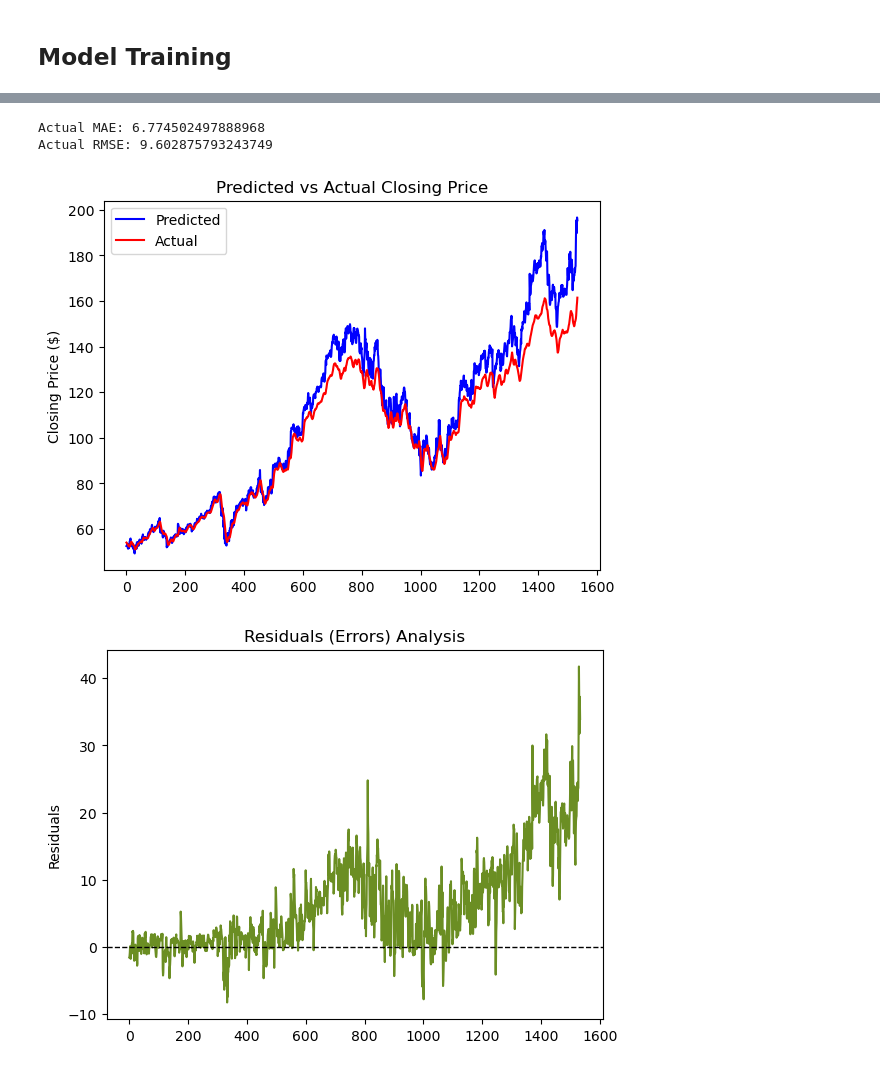
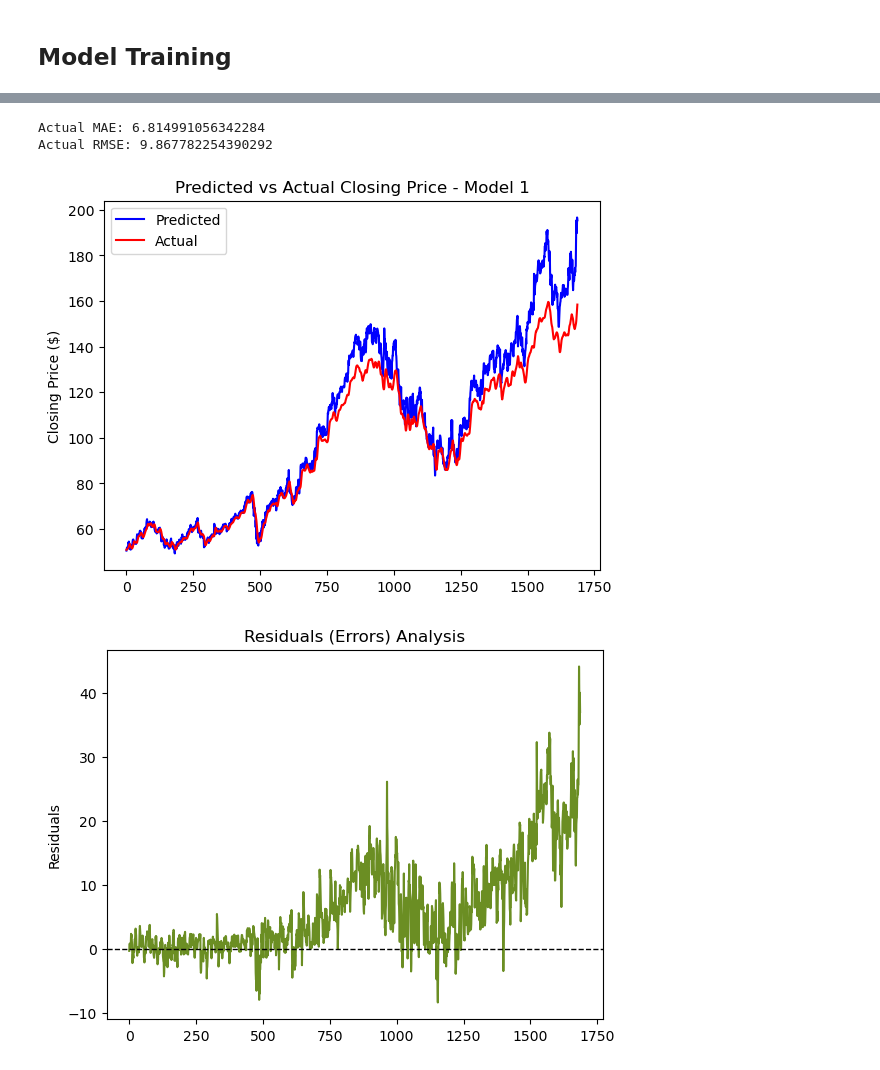
Before and after one commit to jisoawe/ltsm_google_stock, a Jupyter notebook: Google_Stock_LSTM.ipynb, the cells around one changed output, grey strips where cells are left out. Drawn from its saved outputs; the diff is of its cells as text; code cells hidden in the pictures.

Commit message:
added analysis and adjustments made to model #2

```diff
--- a/Google_Stock_LSTM.ipynb
+++ b/Google_Stock_LSTM.ipynb
@@ -153,7 +153,7 @@ In this part if the code, we'll be taking the sequence of features then processi
 In the forward pass the hidden and cell states are initialized with zeros, then they processes the input through the LSTM. Following this, the last output is passed through a linear layer to give us the prediction.
 # %%
 class LSTM(nn.Module):
-    def __init__(self, input_size = 5, hidden_layer_size = 100, output_size = 1, num_layers = 1):
+    def __init__(self, input_size = 4, hidden_layer_size = 100, output_size = 1, num_layers = 1):
         super(LSTM, self).__init__()
 
         self.hidden_layer_size = hidden_layer_size
@@ -174,7 +174,7 @@ class LSTM(nn.Module):
         predictions = self.linear(lstm_out[:, -1, :])
         return predictions
 # %%
-model = LSTM(input_size = 5, hidden_layer_size = 128, output_size = 1, num_layers = 2)
+model = LSTM(input_size = 4, hidden_layer_size = 128, output_size = 1, num_layers = 2)
 
 # loss and optimizer
 loss_function = nn.MSELoss()
@@ -247,32 +237,36 @@ pred_new = scaler.inverse_transform(
 # %%
 test_lab_new = scaler.inverse_transform(
-    np.c_[np.zeros(1534), np.zeros(1534), np.zeros(1534), np.zeros(1534), test_labels.numpy()]
+    np.c_[np.zeros(1687), np.zeros(1687), np.zeros(1687), test_labels.numpy()]
 )
+# %%
+pred_new = scaler.inverse_transform(
+    np.c_[np.zeros(1687), np.zeros(1687), np.zeros(1687), predictions.numpy()]
+)
 # %%
 test_lab_new = np.array(test_lab_new)
 pred_new = np.array(pred_new)
 # %%
-print('Actual MAE:', mean_absolute_error(test_lab_new[:,4], pred_new[:,4]))
-print('Actual RMSE:', np.sqrt(mean_squared_error(test_lab_new[:,4], pred_new[:,4])))
+print('Actual MAE:', mean_absolute_error(test_lab_new[:,3], pred_new[:,3]))
+print('Actual RMSE:', np.sqrt(mean_squared_error(test_lab_new[:,3], pred_new[:,3])))
 # %% [output]
-Actual MAE: 6.774502497888968
-Actual RMSE: 9.602875793243749
+Actual MAE: 6.814991056342284
+Actual RMSE: 9.867782254390292
 # %%
-plt.plot(test_lab_new[:,4], color = 'blue')
-plt.plot(pred_new[:,4], color = 'red')
-plt.title('Predicted vs Actual Closing Price')
+plt.plot(test_lab_new[:,3], color = 'blue')
+plt.plot(pred_new[:,3], color = 'red')
+plt.title('Predicted vs Actual Closing Price - Model 1')
 plt.legend(["Predicted", "Actual"])
 plt.ylabel('Closing Price ($)')
 plt.show()
 # %% [output]
-[figure, old version]
+[figure, new version]
 # %%
-residuals = test_lab_new[:,4] - pred_new[:,4]
+residuals = test_lab_new[:,3] - pred_new[:,3]
 
 plt.plot(residuals, label="Residuals", color="olivedrab")
 plt.axhline(0, color="black", linestyle="--", linewidth=1)
 plt.title("Residuals (Errors) Analysis")
 plt.ylabel("Residuals")
 plt.show()
 # %% [output]
-[figure, old version]
+[figure, new version]
```
Also changed, not shown: parts of 35 cells of this notebook.
